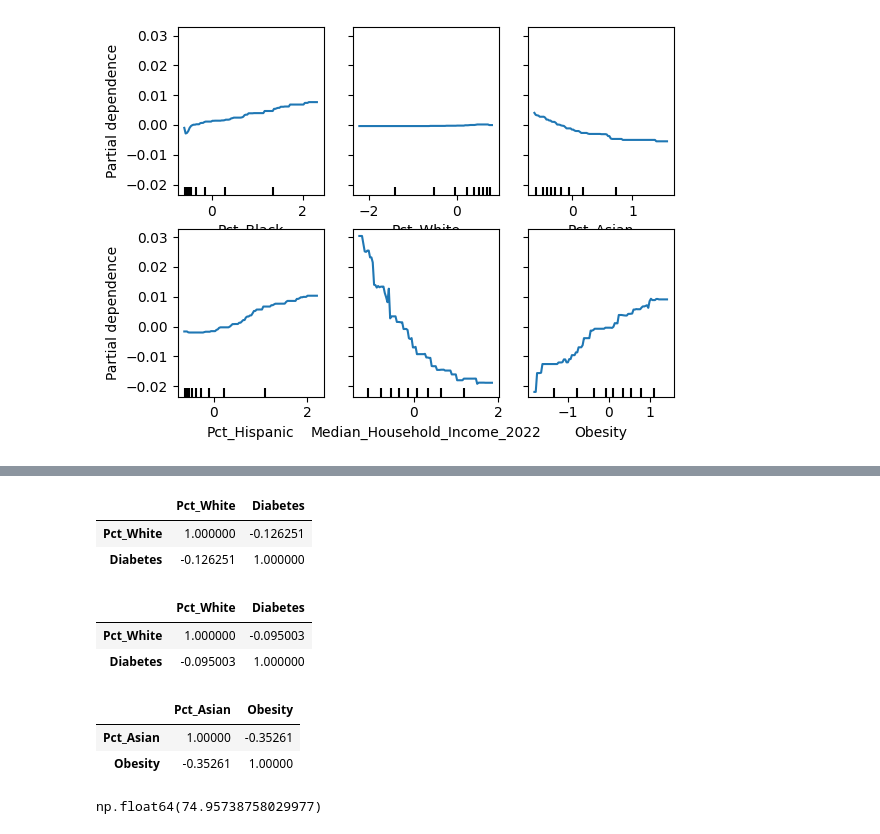
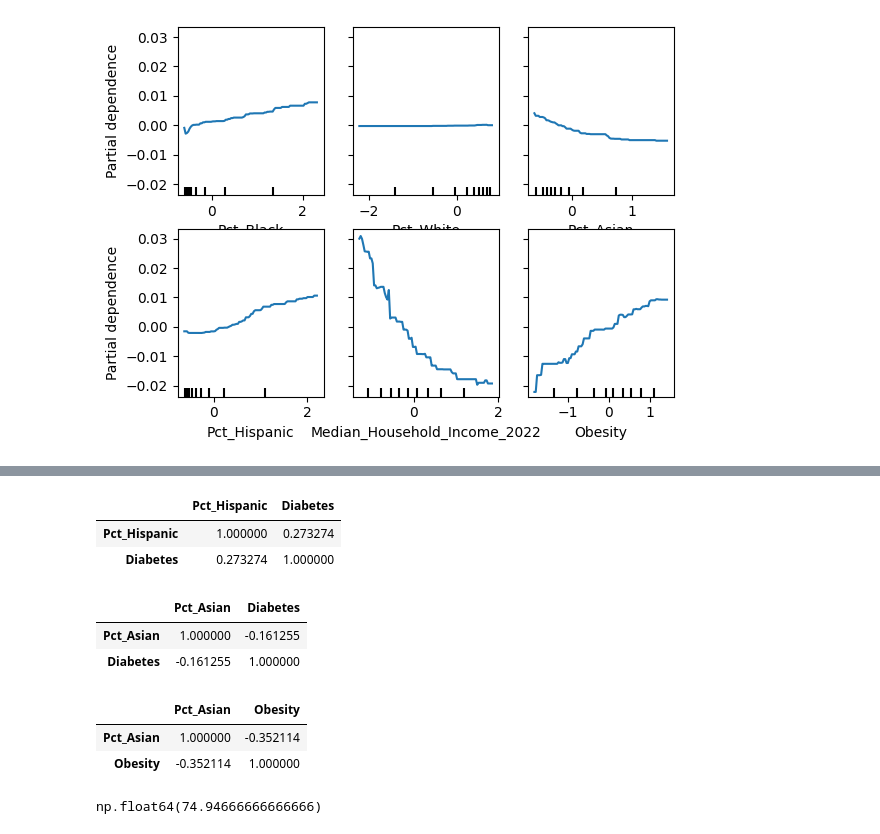
Before and after one commit to festiveelephantseal/UH-CEA-Summer-Research, a Jupyter notebook: Research.ipynb, the cells around one changed output, grey strips where cells are left out. Drawn from its saved outputs; the diff is of its cells as text; code cells hidden in the pictures.

```diff
--- a/Research.ipynb
+++ b/Research.ipynb
@@ -37,7 +37,7 @@ census["LocationID"] = census["LocationID"].astype(str)
 
 census = census[["LocationID", "Pct_Black", "Pct_Hispanic", "Pct_Asian", "Pct_White"]]
 # %%
-df = pd.read_csv("PLACES__Local_Data_for_Better_Health__County_Data_2022_release.csv", engine="python")
+df = pd.read_csv("PLACES__Local_Data_for_Better_Health__County_Data_2024_release_20250620.csv", engine="python")
 df.describe()
 # %% [output]
 |  | Year | Data_Value | Low_Confidence_Limit | High_Confidence_Limit | TotalPopulation | TotalPop18plus | ... |
@@ -172,25 +162,25 @@ sns.scatterplot(x="Pct_Hispanic", y=y, data=df)
 # %%
-df[df['Median_Household_Income_2022'] > 80000][['Pct_White', 'Diabetes']].corr()
+df[df['Median_Household_Income_2022'] < 45000][['Pct_Hispanic', 'Diabetes']].corr()
 # %% [output]
-|  | Pct_White | Diabetes |
-| Pct_White | 1.000000 | -0.126251 |
-| Diabetes | -0.126251 | 1.000000 |
+|  | Pct_Hispanic | Diabetes |
+| Pct_Hispanic | 1.000000 | 0.273274 |
+| Diabetes | 0.273274 | 1.000000 |
 # %%
-df[(df["Median_Household_Income_2022"] > 60000) & (df["Median_Household_Income_2022"] < 79999)][["Pct_White", "Diabetes"]].corr()
+df[(df["Median_Household_Income_2022"] > 60000) & (df["Median_Household_Income_2022"] < 79999)][["Pct_Asian", "Diabetes"]].corr()
 # %% [output]
-|  | Pct_White | Diabetes |
-| Pct_White | 1.000000 | -0.095003 |
-| Diabetes | -0.095003 | 1.000000 |
+|  | Pct_Asian | Diabetes |
+| Pct_Asian | 1.000000 | -0.161255 |
+| Diabetes | -0.161255 | 1.000000 |
 # %%
 df[["Pct_Asian", "Obesity"]].corr()
 # %% [output]
 |  | Pct_Asian | Obesity |
-| Pct_Asian | 1.00000 | -0.35261 |
-| Obesity | -0.35261 | 1.00000 |
+| Pct_Asian | 1.000000 | -0.352114 |
+| Obesity | -0.352114 | 1.000000 |
 # %%
 df[df["Pct_Asian"] > 0.2]["Annual Checkup"].mean()
 # %% [output]
-np.float64(74.95738758029977)
+np.float64(74.94666666666666)
 # %%
 df["Annual Checkup"].mean()
 # %% [output]
```
Also changed, not shown: parts of 13 cells of this notebook.
